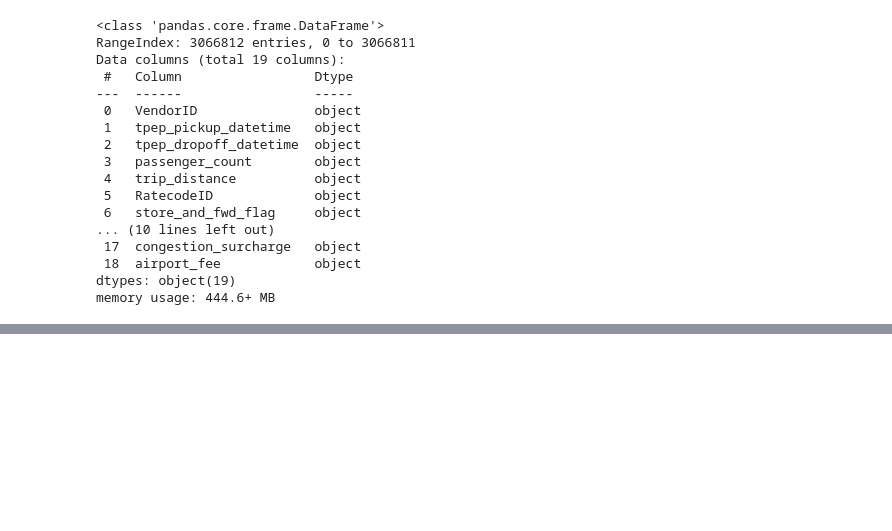
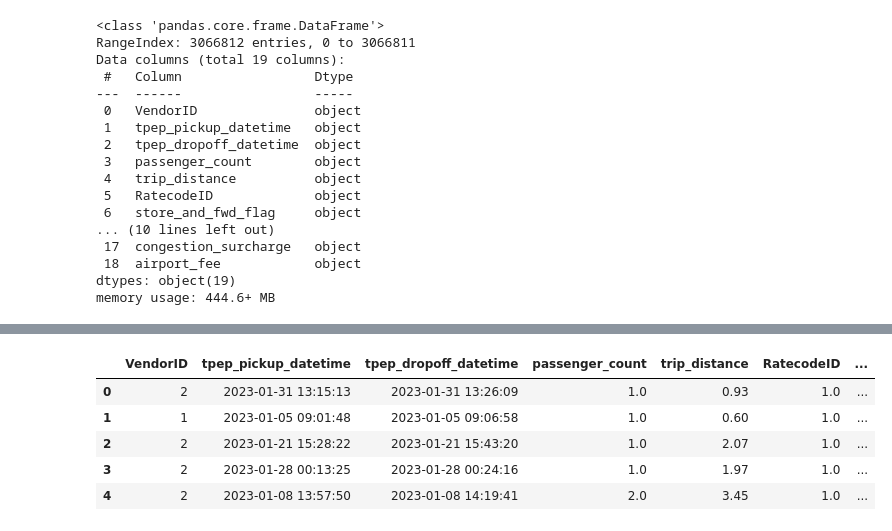
Before and after one commit to bibek376/Uber_Data_Engineering_Project, a Jupyter notebook: uber_data_engineering_only_pandas.ipynb, the cells around one changed output, grey strips where cells are left out. Drawn from its saved outputs; the diff is of its cells as text; code cells hidden in the pictures; blank space fills up the shorter version.

```diff
--- a/uber_data_engineering_only_pandas.ipynb
+++ b/uber_data_engineering_only_pandas.ipynb
@@ -33,2 +31,22 @@ zone_df = pd.read_csv('/home/bibek/Desktop/uber_data_engineering/data/taxi_zones
 # %%
 after_filtered_df=df[df['VendorID'] != 'VendorID']
+# %%
+after_filtered_df['VendorID']=after_filtered_df['VendorID'].astype('category')
+after_filtered_df['tpep_pickup_datetime']=pd.to_datetime(after_filtered_df['tpep_pickup_datetime'])
+after_filtered_df['tpep_dropoff_datetime']=pd.to_datetime(after_filtered_df['tpep_dropoff_datetime'])
+after_filtered_df['passenger_count']=pd.to_numeric(after_filtered_df['passenger_count'],downcast='integer')
+after_filtered_df['trip_distance']=pd.to_numeric(after_filtered_df['trip_distance'])
+after_filtered_df['RatecodeID']=after_filtered_df['RatecodeID'].astype('category')
+after_filtered_df['store_and_fwd_flag']=after_filtered_df['store_and_fwd_flag'].astype('category')
+after_filtered_df['PULocationID']=pd.to_numeric(after_filtered_df['PULocationID'])
+after_filtered_df['DOLocationID']=pd.to_numeric(after_filtered_df['DOLocationID'])
+after_filtered_df['payment_type']=after_filtered_df['payment_type'].astype('category')
+after_filtered_df['fare_amount']=pd.to_numeric(after_filtered_df['fare_amount'])
+after_filtered_df['extra']=pd.to_numeric(after_filtered_df['extra'])
+after_filtered_df['mta_tax']=pd.to_numeric(after_filtered_df['mta_tax'])
+after_filtered_df['tip_amount']=pd.to_numeric(after_filtered_df['tip_amount'])
+after_filtered_df['tolls_amount']=pd.to_numeric(after_filtered_df['tolls_amount'])
+after_filtered_df['improvement_surcharge']=pd.to_numeric(after_filtered_df['improvement_surcharge'])
+after_filtered_df['total_amount']=pd.to_numeric(after_filtered_df['total_amount'])
+after_filtered_df['congestion_surcharge']=pd.to_numeric(after_filtered_df['congestion_surcharge'])
+after_filtered_df['airport_fee']=pd.to_numeric(after_filtered_df['airport_fee'])
@@ -36,0 +124,9 @@ df.to_csv('/home/bibek/Desktop/uber_data_engineering/after_some_cleaning.csv')
+# %%
+after_duplicate_filtered_df.sample(5).reset_index(drop=True)
+# %% [output]
+|  | VendorID | tpep_pickup_datetime | tpep_dropoff_datetime | passenger_count | trip_distance | RatecodeID | ... |
+| 0 | 2 | 2023-01-31 13:15:13 | 2023-01-31 13:26:09 | 1.0 | 0.93 | 1.0 | ... |
+| 1 | 1 | 2023-01-05 09:01:48 | 2023-01-05 09:06:58 | 1.0 | 0.60 | 1.0 | ... |
+| 2 | 2 | 2023-01-21 15:28:22 | 2023-01-21 15:43:20 | 1.0 | 2.07 | 1.0 | ... |
+| 3 | 2 | 2023-01-28 00:13:25 | 2023-01-28 00:24:16 | 1.0 | 1.97 | 1.0 | ... |
+| 4 | 2 | 2023-01-08 13:57:50 | 2023-01-08 14:19:41 | 2.0 | 3.45 | 1.0 | ... |
```
Also changed, not shown: parts of 19 cells of this notebook, 4 other files.
